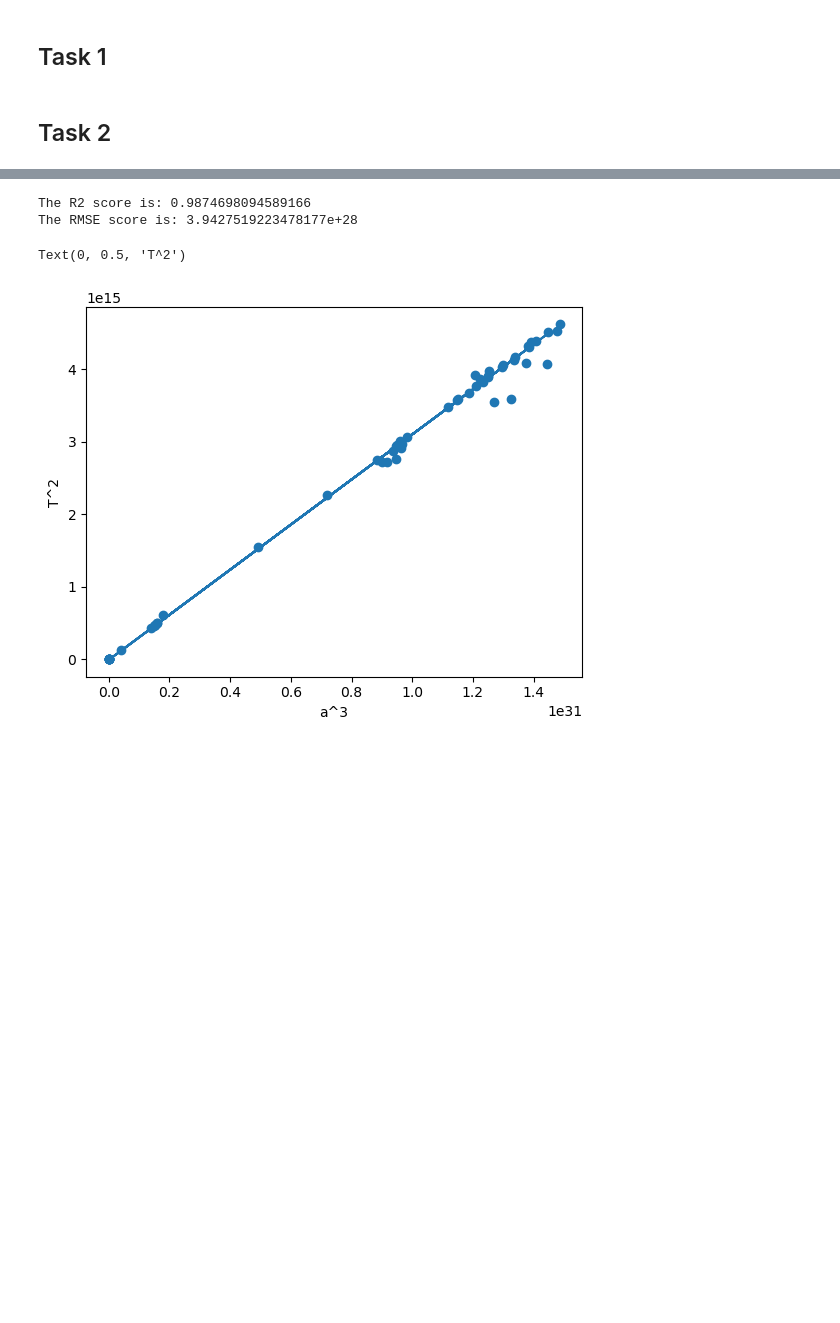
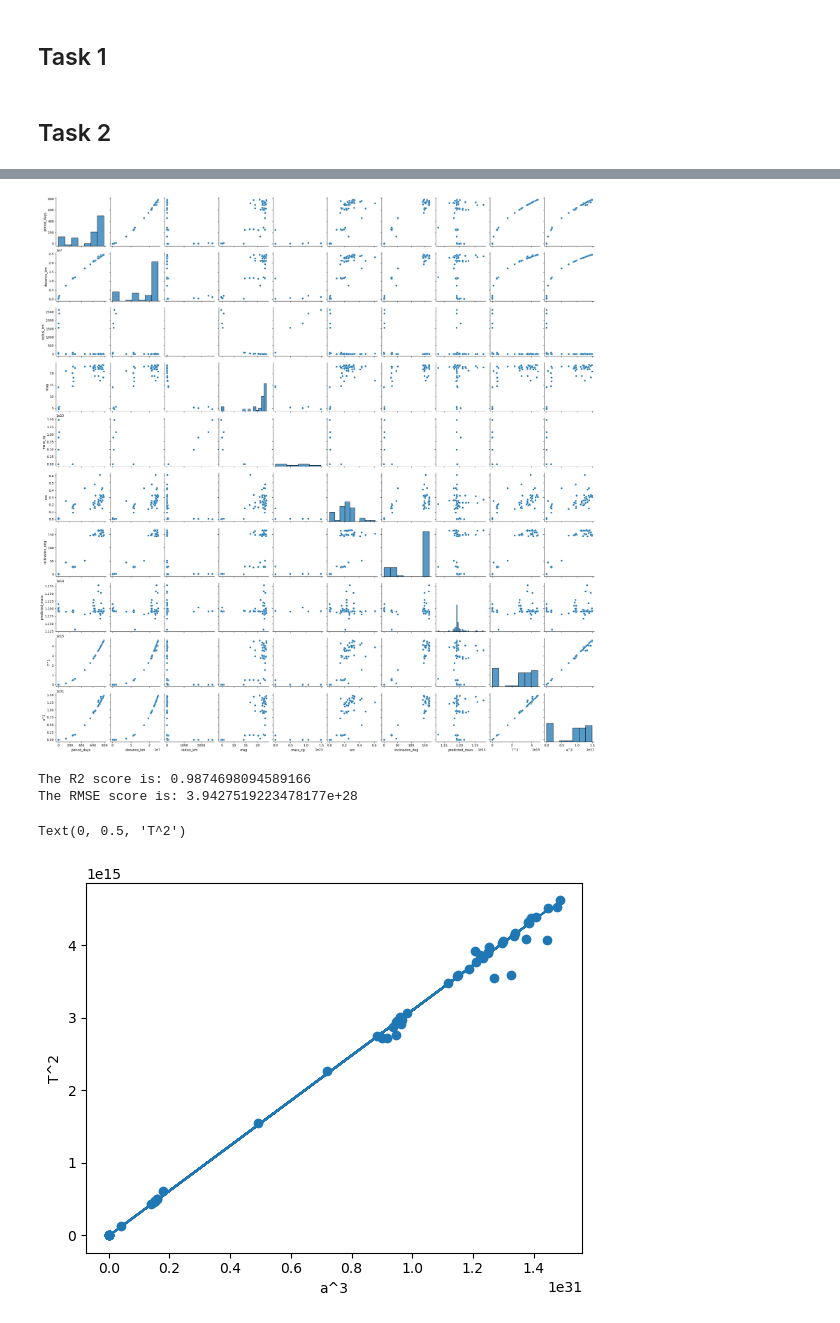
Before and after one commit to YukiToast/Jupiter-project, a Jupyter notebook: Assessment 1 code.ipynb, the cells around one changed output, grey strips where cells are left out. Saved outputs shown, nothing was run; the diff lists cells and outputs as text; code cells hidden in the pictures; blank space fills up the shorter version.

```diff
--- a/Assessment 1 code.ipynb
+++ b/Assessment 1 code.ipynb
@@ -20,7 +20,7 @@ moons_df["predicted_mass"] = moons_df.apply(Kippler, axis=1)
 moons_df["T^2"] = (moons_df["period_days"]*86400)**2
 moons_df["a^3"] = (moons_df["distance_km"]*1000)**3
 
-jupiter = jp.Moons
-jupiter.model()
-jupiter.plot()
+jupiter_instance = jp.Moons()
+jupiter_instance.model()
+jupiter_instance.plot()
 # %% [output]
@@ -28,3 +51,7 @@ TypeError: Moons.model() missing 1 required positional argument: 'self'
+# %%
+jupiter_instance.relationship_view()
+# %% [output]
+[figure, added]
 # %%
 from sklearn import linear_model
 
```
Also changed, not shown: parts of 2 cells of this notebook, 1 other file.
